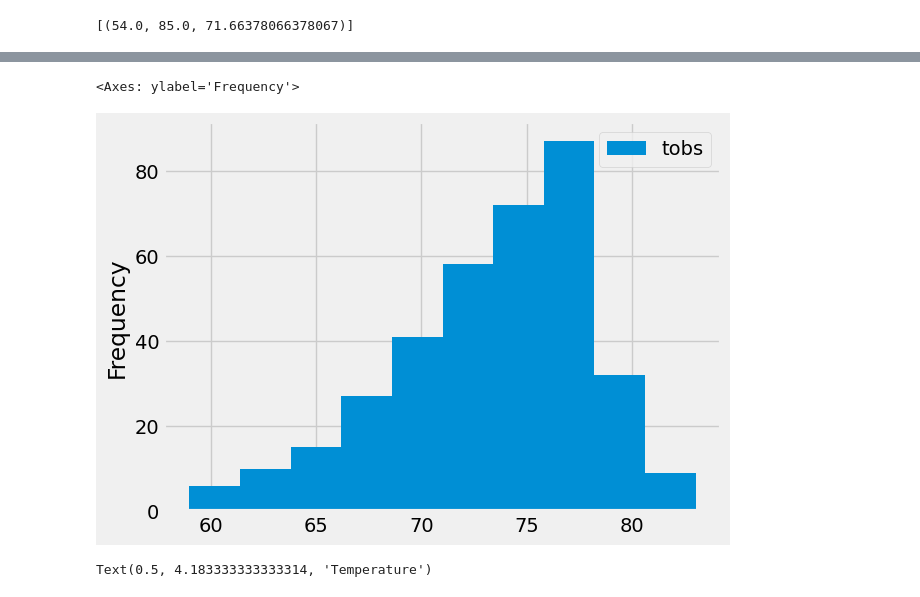
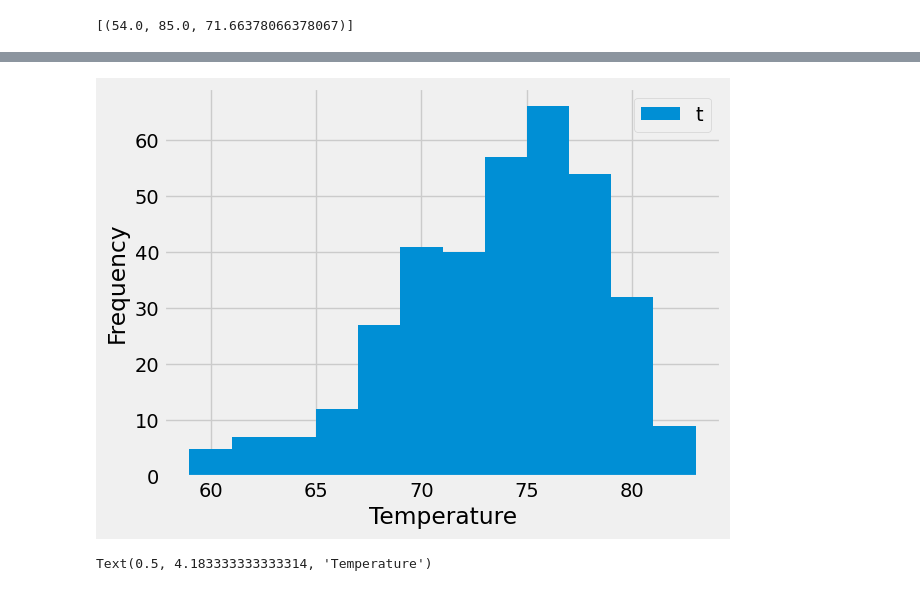
Before and after one commit to bburwinkel0721/sqlalchemy-challenge, a Jupyter notebook: SurfsUp/climate.ipynb, the cells around one changed output, grey strips where cells are left out. Saved outputs shown, nothing was run; the diff lists cells and outputs as text; code cells hidden in the pictures.

Commit message:
Fix the last histogram

```diff
--- a/SurfsUp/climate.ipynb
+++ b/SurfsUp/climate.ipynb
@@ -235,5 +236,9 @@ station_data = pd.DataFrame({
 
 # fig, ax = plt.subplots()
 # ax.hist(station_data)
-station_data.plot(kind='hist', )
+station_data['tobs'].hist(bins=12)
+plt.xlabel('Temperature')
+plt.ylabel('Frequency')
+plt.legend('tobs')
+plt.show()
 # %% [output]
@@ -244,5 +249,4 @@ WHERE measurement.station = ? AND measurement.date >= ?
-<Axes: ylabel='Frequency'>
-[figure, old version]
+[figure, new version]
 # %%
 # Using the most active station id
 # Query the last 12 months of temperature observation data for this station and plot the results as a histogram
```
Also changed, not shown: parts of 9 cells of this notebook.
